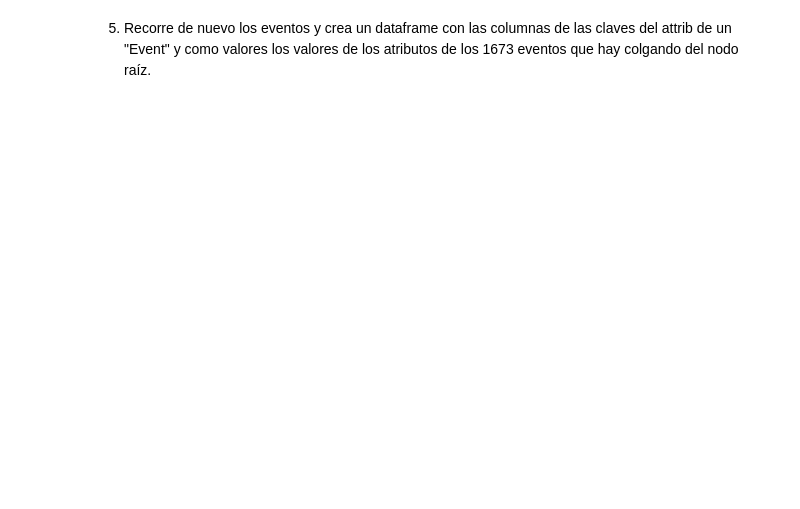
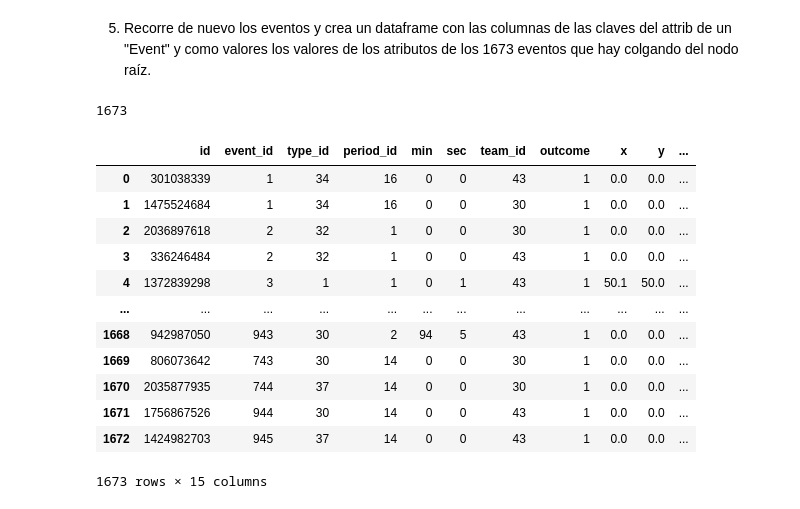
Before and after one commit to MHHsim/DS-Online-Marta-Harana, a Jupyter notebook: 03_Data_Analysis/Sprint_05/Unidad_02_Procesado_Datos_Internos_Ficheros/03_Practica_Obligatoria/18_Practica_Obligatoria_Ficheros.ipynb, the cells around one changed output. Saved outputs shown, nothing was run; the diff lists cells and outputs as text; code cells hidden in the pictures; blank space fills up the shorter version.

```diff
--- a/03_Data_Analysis/Sprint_05/Unidad_02_Procesado_Datos_Internos_Ficheros/03_Practica_Obligatoria/18_Practica_Obligatoria_Ficheros.ipynb
+++ b/03_Data_Analysis/Sprint_05/Unidad_02_Procesado_Datos_Internos_Ficheros/03_Practica_Obligatoria/18_Practica_Obligatoria_Ficheros.ipynb
@@ -369,2 +391,29 @@ NameError: name 'hijos' is not defined
 # %% [markdown]
 5. Recorre de nuevo los eventos y crea un dataframe con las columnas de las claves del attrib de un "Event" y como valores los valores de los atributos de los 1673 eventos que hay colgando del nodo raíz.
+# %%
+nodo_game = root.find("Game")
+eventos = nodo_game.findall("Event")
+print(len(eventos))  # debería dar 1673
+# %% [output]
+1673
+# %%
+lista_eventos = [event.attrib for event in eventos]
+# %%
+import pandas as pd
+
+df_eventos = pd.DataFrame(lista_eventos)
+df_eventos
+# %% [output]
+|  | id | event_id | type_id | period_id | min | sec | team_id | outcome | x | y | ... |
+| 0 | 301038339 | 1 | 34 | 16 | 0 | 0 | 43 | 1 | 0.0 | 0.0 | ... |
+| 1 | 1475524684 | 1 | 34 | 16 | 0 | 0 | 30 | 1 | 0.0 | 0.0 | ... |
+| 2 | 2036897618 | 2 | 32 | 1 | 0 | 0 | 30 | 1 | 0.0 | 0.0 | ... |
+| 3 | 336246484 | 2 | 32 | 1 | 0 | 0 | 43 | 1 | 0.0 | 0.0 | ... |
+| 4 | 1372839298 | 3 | 1 | 1 | 0 | 1 | 43 | 1 | 50.1 | 50.0 | ... |
+| ... | ... | ... | ... | ... | ... | ... | ... | ... | ... | ... | ... |
+| 1668 | 942987050 | 943 | 30 | 2 | 94 | 5 | 43 | 1 | 0.0 | 0.0 | ... |
+| 1669 | 806073642 | 743 | 30 | 14 | 0 | 0 | 30 | 1 | 0.0 | 0.0 | ... |
+| 1670 | 2035877935 | 744 | 37 | 14 | 0 | 0 | 30 | 1 | 0.0 | 0.0 | ... |
+| 1671 | 1756867526 | 944 | 30 | 14 | 0 | 0 | 43 | 1 | 0.0 | 0.0 | ... |
+| 1672 | 1424982703 | 945 | 37 | 14 | 0 | 0 | 43 | 1 | 0.0 | 0.0 | ... |
+1673 rows × 15 columns
```
Also changed, not shown: parts of 4 cells of this notebook.
